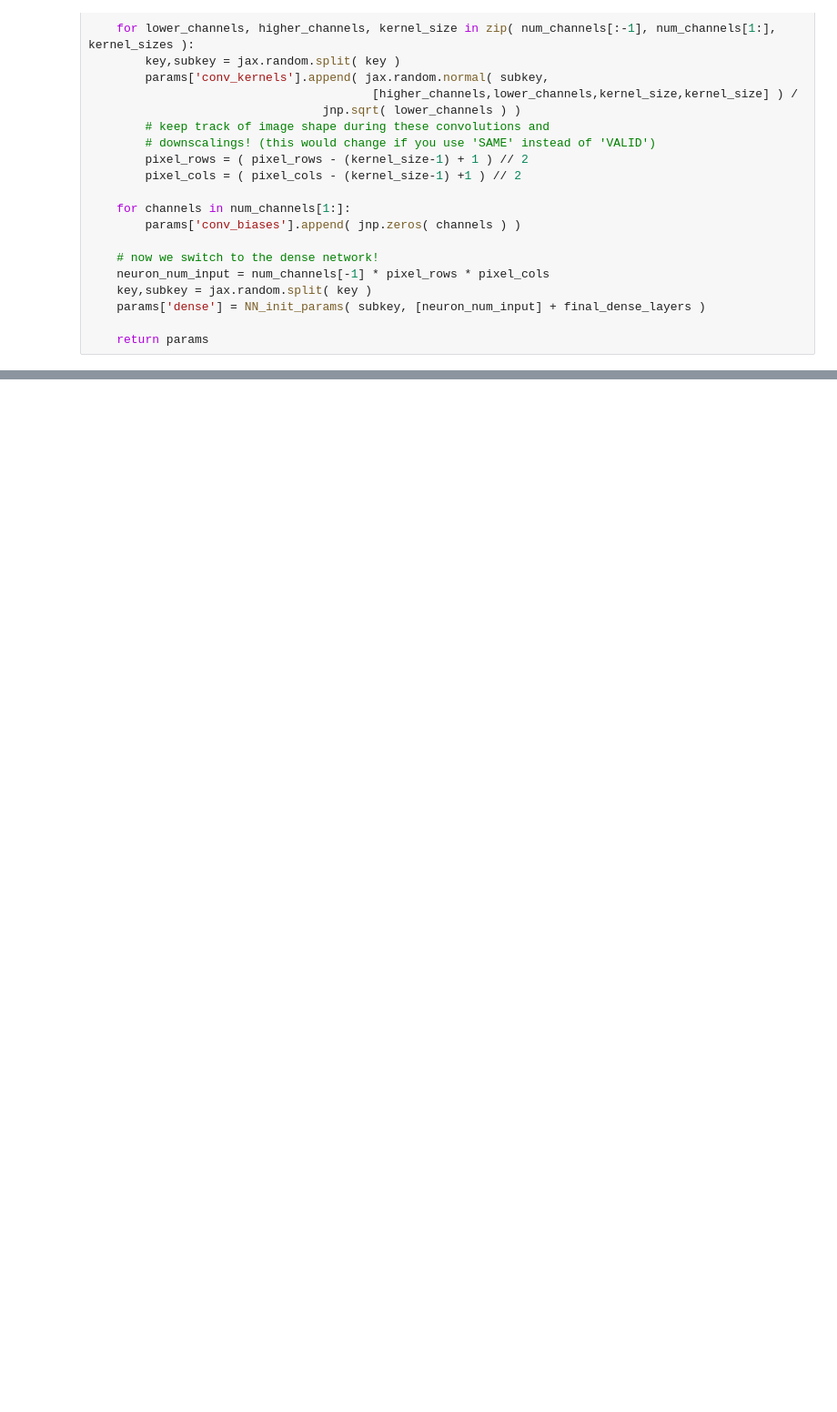
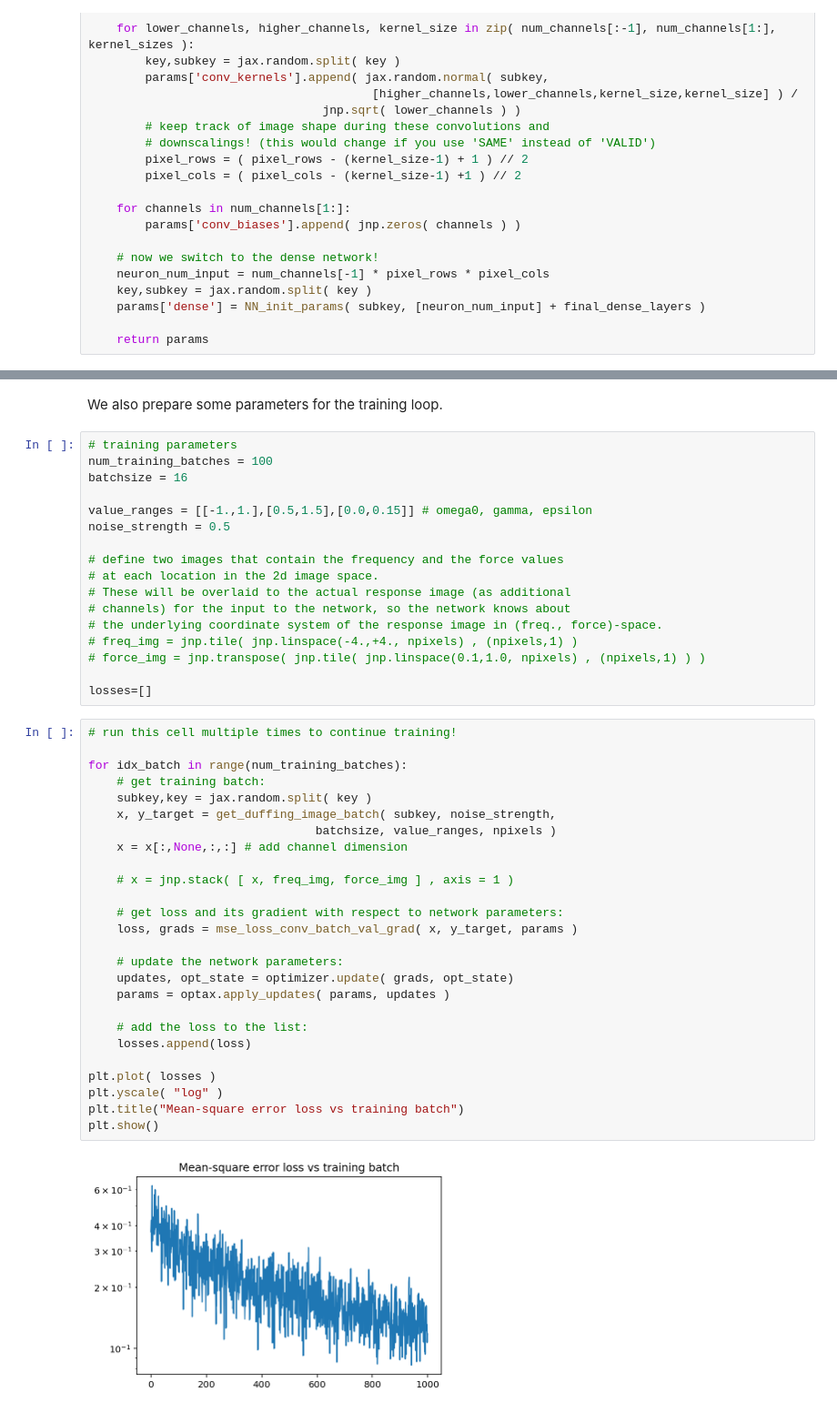
Before and after one commit to FlorianMarquardt/MachineLearningThreeEasyLessons, a Jupyter notebook: 2024_09_Trieste_Duffing_Example.ipynb, the cells around one changed output, grey strips where cells are left out. Shown at 91% size. Cells and saved outputs as stored; diff of their text form; blank space fills up the shorter version.

Commit message:
complete conv net training

```diff
--- a/2024_09_Trieste_Duffing_Example.ipynb
+++ b/2024_09_Trieste_Duffing_Example.ipynb
@@ -608,0 +647,47 @@ plt.show()
+# %% [markdown]
+We also prepare some parameters for the training loop.
+# %%
+# training parameters
+num_training_batches = 100
+batchsize = 16
+
+value_ranges = [[-1.,1.],[0.5,1.5],[0.0,0.15]] # omega0, gamma, epsilon
+noise_strength = 0.5
+
+# define two images that contain the frequency and the force values
+# at each location in the 2d image space.
+# These will be overlaid to the actual response image (as additional
+# channels) for the input to the network, so the network knows about
+# the underlying coordinate system of the response image in (freq., force)-space.
+# freq_img = jnp.tile( jnp.linspace(-4.,+4., npixels) , (npixels,1) )
+# force_img = jnp.transpose( jnp.tile( jnp.linspace(0.1,1.0, npixels) , (npixels,1) ) )
+
+losses=[]
+# %%
+# run this cell multiple times to continue training!
+
+for idx_batch in range(num_training_batches):
+    # get training batch:
+    subkey,key = jax.random.split( key )
+    x, y_target = get_duffing_image_batch( subkey, noise_strength,
+                                batchsize, value_ranges, npixels )
+    x = x[:,None,:,:] # add channel dimension
+
+    # x = jnp.stack( [ x, freq_img, force_img ] , axis = 1 )
+
+    # get loss and its gradient with respect to network parameters:
+    loss, grads = mse_loss_conv_batch_val_grad( x, y_target, params )
+
+    # update the network parameters:
+    updates, opt_state = optimizer.update( grads, opt_state)
+    params = optax.apply_updates( params, updates )
+
+    # add the loss to the list:
+    losses.append(loss)
+
+plt.plot( losses )
+plt.yscale( "log" )
+plt.title("Mean-square error loss vs training batch")
+plt.show()
+# %% [output]
+[figure, added]
```
Also changed, not shown: parts of 17 cells of this notebook.
